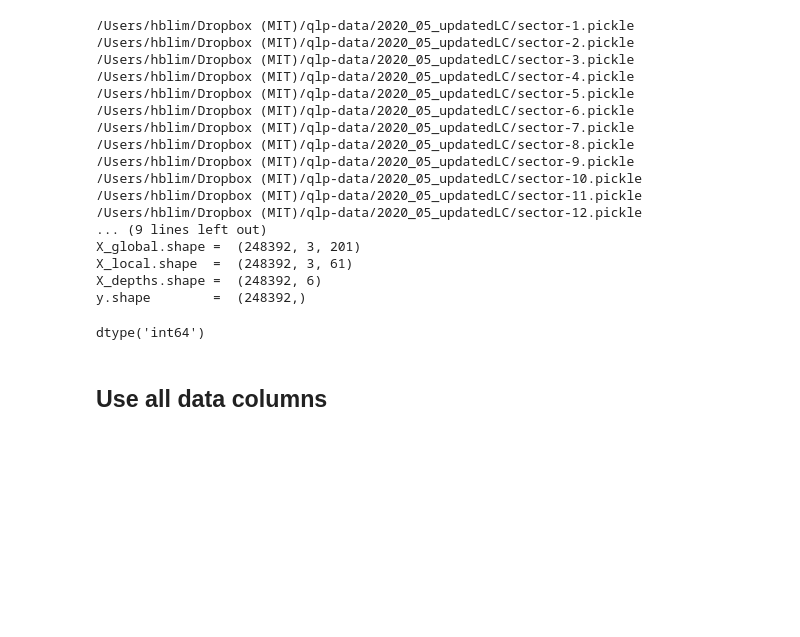
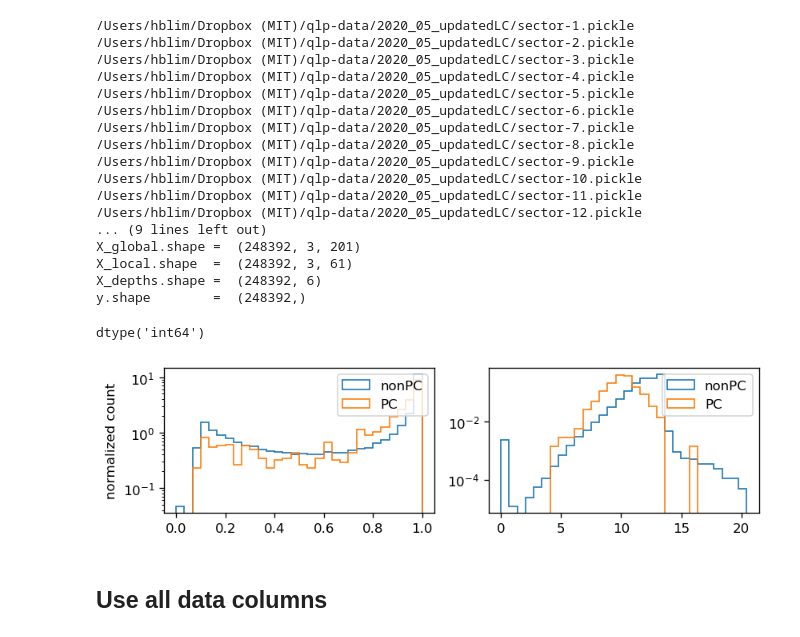
Before and after one commit to halstonblim/ml_exoplanet_vetter, a Jupyter notebook: LogisticRegression/Logistic_Regression.ipynb, the cells around one changed output. Saved outputs shown, nothing was run; the diff lists cells and outputs as text; code cells hidden in the pictures; blank space fills up the shorter version.

```diff
--- a/LogisticRegression/Logistic_Regression.ipynb
+++ b/LogisticRegression/Logistic_Regression.ipynb
@@ -222,9 +222,14 @@ eod = other[:,:2]
 eostd = np.std(eod,1,keepdims=True)
 
 
-X, y = genDataMatrix(labels, std_depths, astronets, tmag, depths, other, eostd)
+# X, y = genDataMatrix(labels, std_depths, astronets, tmag, depths, other, eostd)
+
+X, y = genDataMatrix(labels, std_depths, astronets, tmag)
 # %% [output]
 X_global.shape =  (248392, 3, 201)
 X_local.shape  =  (248392, 3, 61)
 X_depths.shape =  (248392, 6)
 y.shape        =  (248392,)
+# %%
+y = y.astype('int64')
+X.shape, y.shape
@@ -313,6 +320,37 @@ y = y.astype('int64')
 y.dtype
 # %% [output]
 dtype('int64')
+# %%
+normed = True
+PCs = (y == 1)
+nonPCs = (y == 0)
+
+sc = preprocessing.StandardScaler()
+Xp = sc.fit_transform(X)
+
+localstds = X[:,2]
+globalstds = X[:,3]
+
+fig, (ax1,ax2) = plt.subplots(ncols = 2,figsize = (8,2),dpi=120)
+plt.sca(ax1)
+n, bins, p = plt.hist(localstds[nonPCs],30,density=True,label='nonPC',histtype='step');
+plt.hist(localstds[PCs],bins,density=True,label='PC',histtype='step');
+plt.yscale('log')
+
+# plt.xlabel(r'$\sigma_{\rm ap,local}$')
+plt.ylabel(r'normalized count')
+plt.legend()
+
+plt.sca(ax2)
+n, bins, p = plt.hist(globalstds[nonPCs],30,density=True,label='nonPC',histtype='step');
+plt.hist(globalstds[PCs],bins,density=True,label='PC',histtype='step');
+
+plt.yscale('log')
+
+# plt.xlabel(r'$\sigma_{\rm ap,global}$')
+plt.legend();
+# %% [output]
+[figure, added]
 # %% [markdown]
 ## Use all data columns
 # %% [markdown]
```
Also changed, not shown: parts of 6 cells of this notebook.
